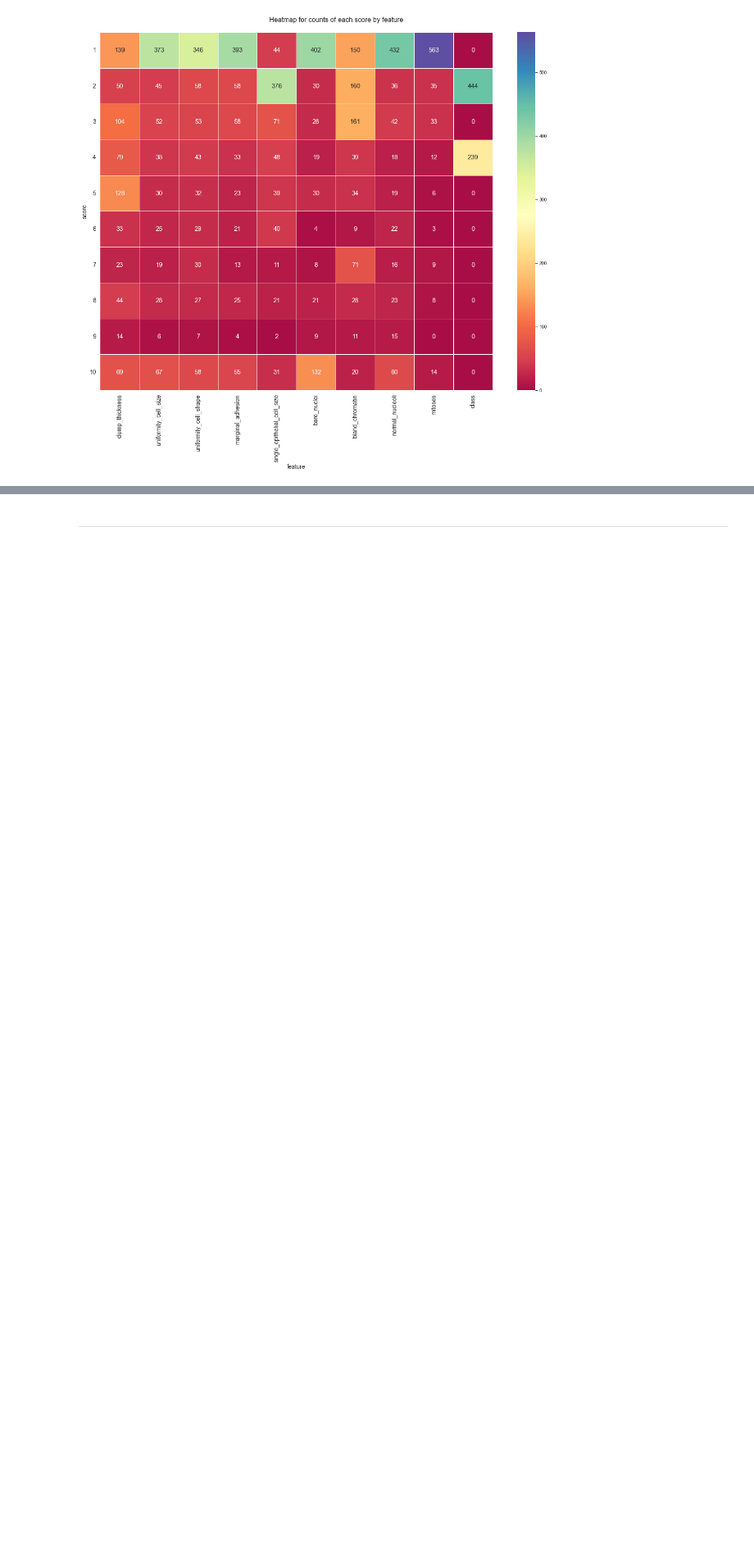
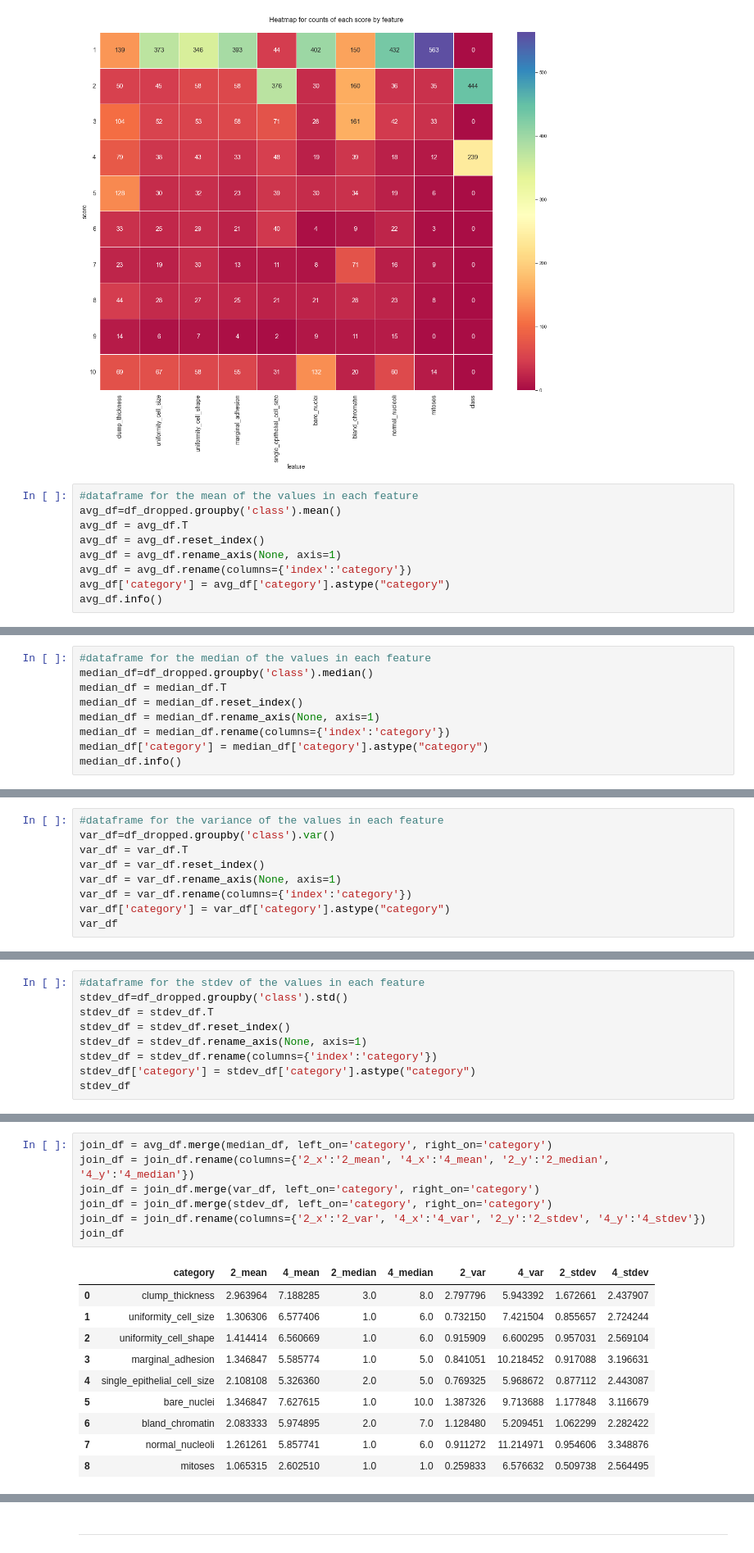
Before and after one commit to rromang/breast_cancer_classification, a Jupyter notebook: notebooks/initial.ipynb, the cells around one changed output, grey strips where cells are left out. Shown at 82% size. Drawn from its saved outputs; the diff is of its cells as text; blank space fills up the shorter version.

Commit message:
added summary dataframe for mean, media, avg

```diff
--- a/notebooks/initial.ipynb
+++ b/notebooks/initial.ipynb
@@ -510,3 +510,12 @@ fig.savefig('../images/exploratory_analysis/heatmap_counts_plots.png', bbox_inch
 plt.show()
 # %% [output]
 [figure]
+# %%
+#dataframe for the mean of the values in each feature
+avg_df=df_dropped.groupby('class').mean()
+avg_df = avg_df.T
+avg_df = avg_df.reset_index()
+avg_df = avg_df.rename_axis(None, axis=1)
+avg_df = avg_df.rename(columns={'index':'category'})
+avg_df['category'] = avg_df['category'].astype("category")
+avg_df.info()
@@ -512,0 +533,9 @@ plt.show()
+# %%
+#dataframe for the median of the values in each feature
+median_df=df_dropped.groupby('class').median()
+median_df = median_df.T
+median_df = median_df.reset_index()
+median_df = median_df.rename_axis(None, axis=1)
+median_df = median_df.rename(columns={'index':'category'})
+median_df['category'] = median_df['category'].astype("category")
+median_df.info()
@@ -512,0 +553,9 @@ plt.show()
+# %%
+#dataframe for the variance of the values in each feature
+var_df=df_dropped.groupby('class').var()
+var_df = var_df.T
+var_df = var_df.reset_index()
+var_df = var_df.rename_axis(None, axis=1)
+var_df = var_df.rename(columns={'index':'category'})
+var_df['category'] = var_df['category'].astype("category")
+var_df
@@ -512,0 +573,9 @@ plt.show()
+# %%
+#dataframe for the stdev of the values in each feature
+stdev_df=df_dropped.groupby('class').std()
+stdev_df = stdev_df.T
+stdev_df = stdev_df.reset_index()
+stdev_df = stdev_df.rename_axis(None, axis=1)
+stdev_df = stdev_df.rename(columns={'index':'category'})
+stdev_df['category'] = stdev_df['category'].astype("category")
+stdev_df
@@ -513,3 +593,21 @@ plt.show()
+# %%
+join_df = avg_df.merge(median_df, left_on='category', right_on='category')
+join_df = join_df.rename(columns={'2_x':'2_mean', '4_x':'4_mean', '2_y':'2_median', '4_y':'4_median'})
+join_df = join_df.merge(var_df, left_on='category', right_on='category')
+join_df = join_df.merge(stdev_df, left_on='category', right_on='category')
+join_df = join_df.rename(columns={'2_x':'2_var', '4_x':'4_var', '2_y':'2_stdev', '4_y':'4_stdev'})
+join_df
+# %% [output]
+|  | category | 2_mean | 4_mean | 2_median | 4_median | 2_var | 4_var | 2_stdev | 4_stdev |
+| 0 | clump_thickness | 2.963964 | 7.188285 | 3.0 | 8.0 | 2.797796 | 5.943392 | 1.672661 | 2.437907 |
+| 1 | uniformity_cell_size | 1.306306 | 6.577406 | 1.0 | 6.0 | 0.732150 | 7.421504 | 0.855657 | 2.724244 |
+| 2 | uniformity_cell_shape | 1.414414 | 6.560669 | 1.0 | 6.0 | 0.915909 | 6.600295 | 0.957031 | 2.569104 |
+| 3 | marginal_adhesion | 1.346847 | 5.585774 | 1.0 | 5.0 | 0.841051 | 10.218452 | 0.917088 | 3.196631 |
+| 4 | single_epithelial_cell_size | 2.108108 | 5.326360 | 2.0 | 5.0 | 0.769325 | 5.968672 | 0.877112 | 2.443087 |
+| 5 | bare_nuclei | 1.346847 | 7.627615 | 1.0 | 10.0 | 1.387326 | 9.713688 | 1.177848 | 3.116679 |
+| 6 | bland_chromatin | 2.083333 | 5.974895 | 2.0 | 7.0 | 1.128480 | 5.209451 | 1.062299 | 2.282422 |
+| 7 | normal_nucleoli | 1.261261 | 5.857741 | 1.0 | 6.0 | 0.911272 | 11.214971 | 0.954606 | 3.348876 |
+| 8 | mitoses | 1.065315 | 2.602510 | 1.0 | 1.0 | 0.259833 | 6.576632 | 0.509738 | 2.564495 |
 # %%
 #export dataframe to CSV
 df.to_csv('../data_processed/csv/wisconsin.csv')
```
Also changed, not shown: parts of 6 cells of this notebook, 2 other files.
